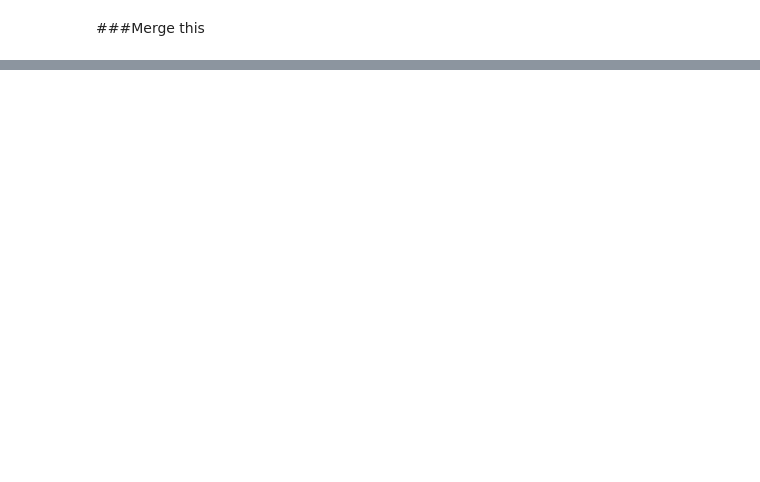
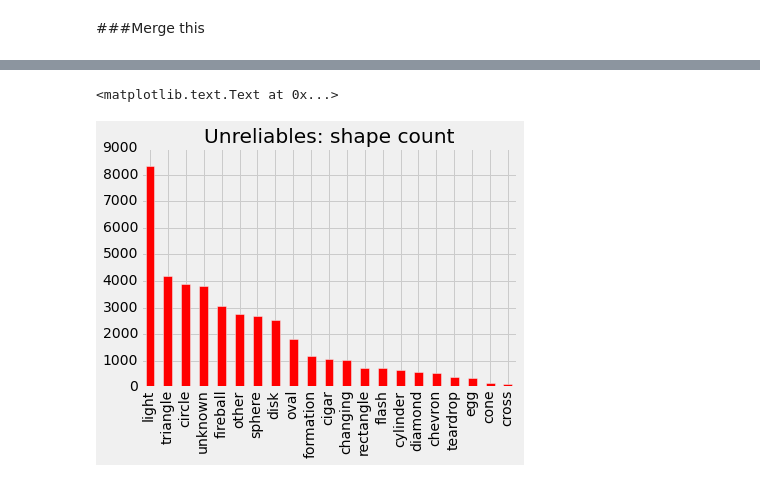
Before and after one commit to cgerson/ufo-sightings-analysis, a Jupyter notebook: ufo_pairwisedist.ipynb, the cells around one changed output, grey strips where cells are left out. Cells and saved outputs as stored; diff of their text form; code cells hidden in the pictures; blank space fills up the shorter version.

```diff
--- a/ufo_pairwisedist.ipynb
+++ b/ufo_pairwisedist.ipynb
@@ -8,6 +8,12 @@ import matplotlib.pyplot as plt
 import numpy as np
 from dateutil import parser
 import datetime
+plt.style.use('fivethirtyeight')
+from datetime import datetime
+from geopy.geocoders import Nominatim
+geolocator = Nominatim(country_bias="US")
+import scipy.stats
+import pickle
 # %% [markdown]
 ###Lat/Lon
 # %%
@@ -284,0 +262,17 @@ print("\nMax accuracy score of {0:0.4f} with k-value {1}".format(max(results),du
+# %%
+df = pd.read_csv("52150_reliability_count_closer_index.csv")
+del df['Unnamed: 0']
+df['time'] = df['date_datetime'].map(lambda x: parser.parse(x).time().hour)
+# %%
+def time_of_day(x):
+    if x >= 21 or x < 5:
+        return "night"
+    elif x >= 5 and x < 12:
+        return "morning"
+    else:
+        return "afternoon"
+
+df['time_of_day'] = df['time'].map(lambda x: time_of_day(x))
+# %%
+reliables = df[df['counts']>=3].reset_index()
+unreliables = df[df['counts']==1].reset_index()
@@ -284,0 +323,6 @@ print("\nMax accuracy score of {0:0.4f} with k-value {1}".format(max(results),du
+# %%
+unreliables['shape'].value_counts().plot(kind="bar", color='r')
+plt.title("Unreliables: shape count")
+# %% [output]
+<matplotlib.text.Text at 0x...>
+[figure, added]
```
Also changed, not shown: parts of 61 cells of this notebook, 1 other file.
